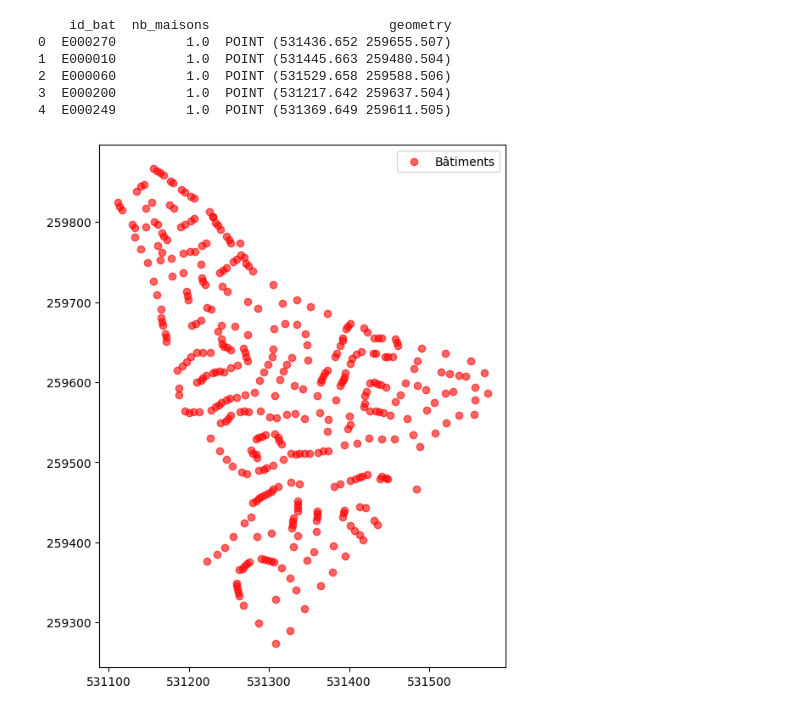
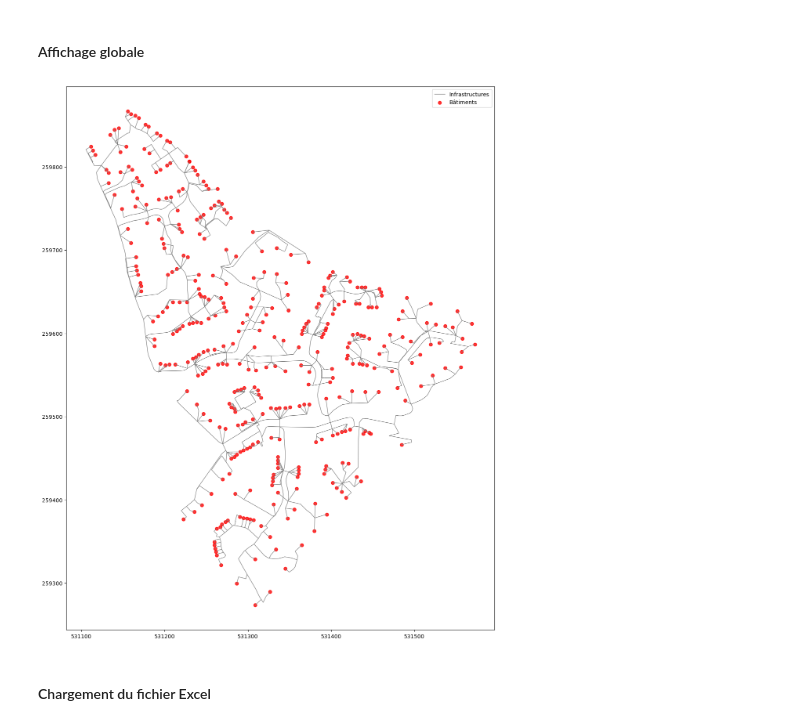
Before and after one commit to AdrienAkilal/Planification-du-raccordement-lectrique-de-b-timents, a Jupyter notebook: notebooks/Bat_Infra.ipynb, the cells around one changed output. Saved outputs shown, nothing was run; the diff lists cells and outputs as text; code cells hidden in the pictures.

```diff
--- a/notebooks/Bat_Infra.ipynb
+++ b/notebooks/Bat_Infra.ipynb
@@ -15,0 +9,3 @@ Requirement already satisfied: six>=1.5 in /usr/local/lib/python3.12/dist-packag
+# %%
+batiments = gpd.read_file("../data/utils/batiments.shp")
+infrastructures = gpd.read_file("../data/utils/infrastructures.shp")
@@ -16,26 +55,12 @@ Requirement already satisfied: six>=1.5 in /usr/local/lib/python3.12/dist-packag
+# %% [markdown]
+#### Affichage globale
 # %%
-import geopandas as gpd
-import matplotlib.pyplot as plt
-
-# Charger les shapefiles
-batiments = gpd.read_file("/content/Batiments")
-#infrastructures = gpd.read_file("infrastructures.shp")
-
-# Afficher les premières lignes
-print(batiments.head())
-#print(infrastructures.head())
-
-# Afficher sur une carte
-fig, ax = plt.subplots(figsize=(10, 8))
-#infrastructures.plot(ax=ax, color='grey', linewidth=0.5, label='Infrastructures')
-batiments.plot(ax=ax, color='red', alpha=0.6, label='Bâtiments')
+fig, ax = plt.subplots(figsize=(20, 18))
+infrastructures.plot(ax=ax, color='grey', linewidth=0.9, label='Infrastructures')
+batiments.plot(ax=ax, color='red', alpha=0.8, label='Bâtiments')
 plt.legend()
 plt.show()
 # %% [output]
-    id_bat  nb_maisons                       geometry
-0  E000270         1.0  POINT (531436.652 259655.507)
-1  E000010         1.0  POINT (531445.663 259480.504)
-2  E000060         1.0  POINT (531529.658 259588.506)
-3  E000200         1.0  POINT (531217.642 259637.504)
-4  E000249         1.0  POINT (531369.649 259611.505)
-[figure, old version]
+[figure, new version]
+# %% [markdown]
+#### Chargement du fichier Excel
```
Also changed, not shown: parts of 23 cells of this notebook, 15 other files.
